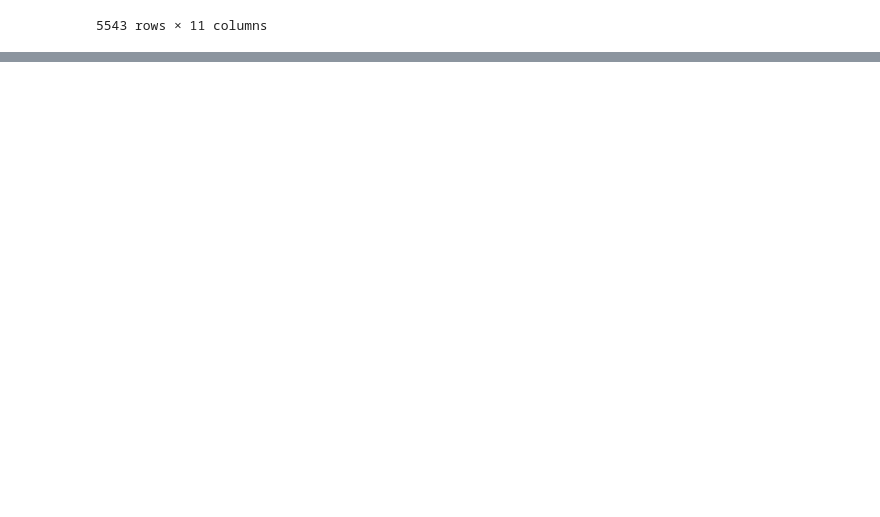
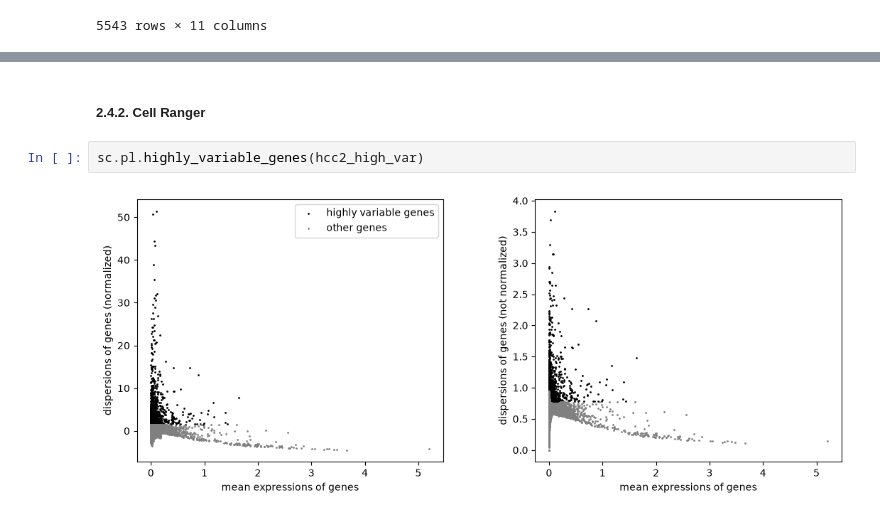
Before and after one commit to YeJhao/tfg, a Jupyter notebook: GSM5076750_HCC2.ipynb, the cells around one changed output, grey strips where cells are left out. Cells and saved outputs as stored; diff of their text form; blank space fills up the shorter version.

```diff
--- a/GSM5076750_HCC2.ipynb
+++ b/GSM5076750_HCC2.ipynb
@@ -204,0 +243,6 @@ sc.pl.scatter(hcc2_filtered, "total_counts", "n_genes_by_counts", color="pct_cou
+# %% [markdown]
+##### 2.4.2. Cell Ranger
+# %%
+sc.pl.highly_variable_genes(hcc2_high_var)
+# %% [output]
+[figure, added]
```
Also changed, not shown: parts of 21 cells of this notebook.
